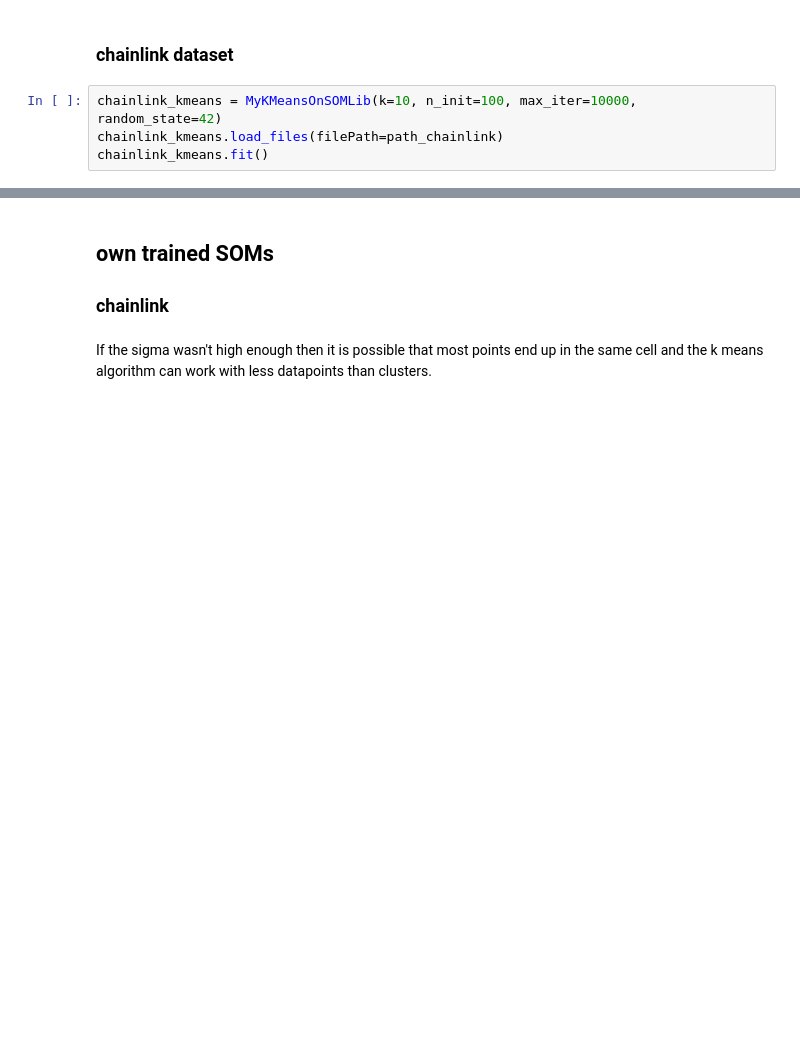
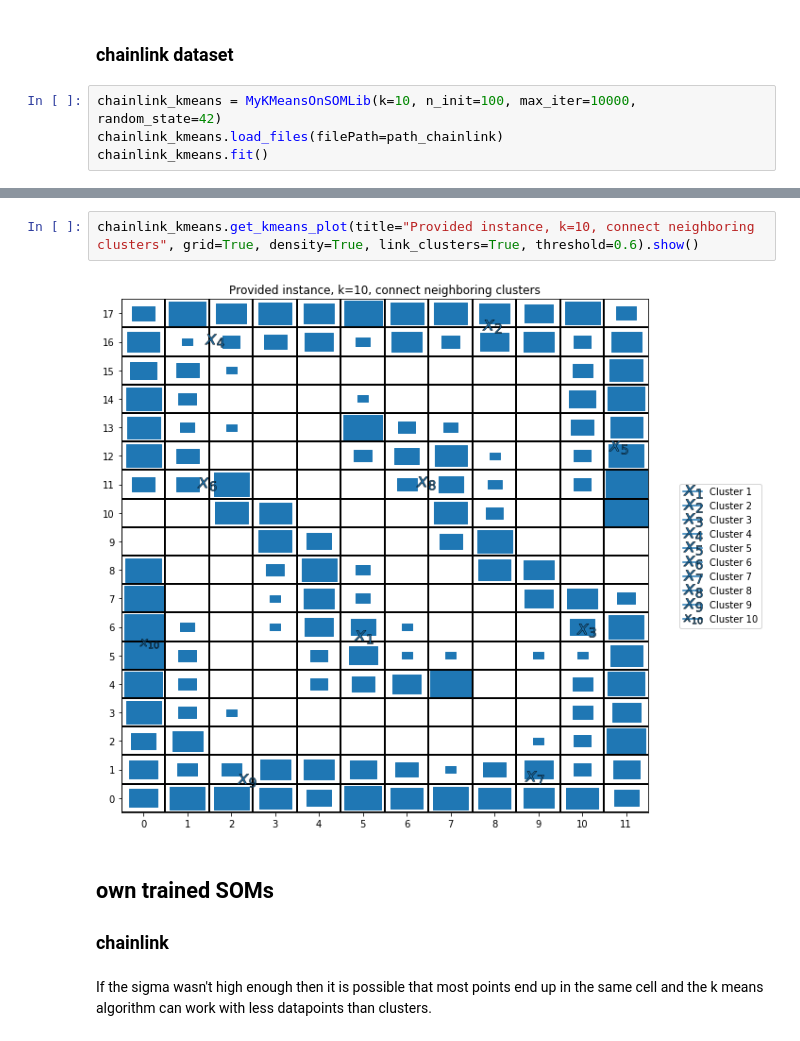
Before and after one commit to e08330864/SOM, a Jupyter notebook: SOM_k_means.ipynb, the cells around one changed output, grey strips where cells are left out. Cells and saved outputs as stored; diff of their text form; blank space fills up the shorter version.

```diff
--- a/SOM_k_means.ipynb
+++ b/SOM_k_means.ipynb
@@ -476,3 +477,7 @@ chainlink_kmeans.get_kmeans_plot(grid=True, density=True, link_clusters=False, t
+# %%
+chainlink_kmeans.get_kmeans_plot(title="Provided instance, k=10, connect neighboring clusters", grid=True, density=True, link_clusters=True, threshold=0.6).show()
+# %% [output]
+[figure, added]
 # %% [markdown]
 ## own trained SOMs
 ### chainlink
```
Also changed, not shown: parts of 7 cells of this notebook.
